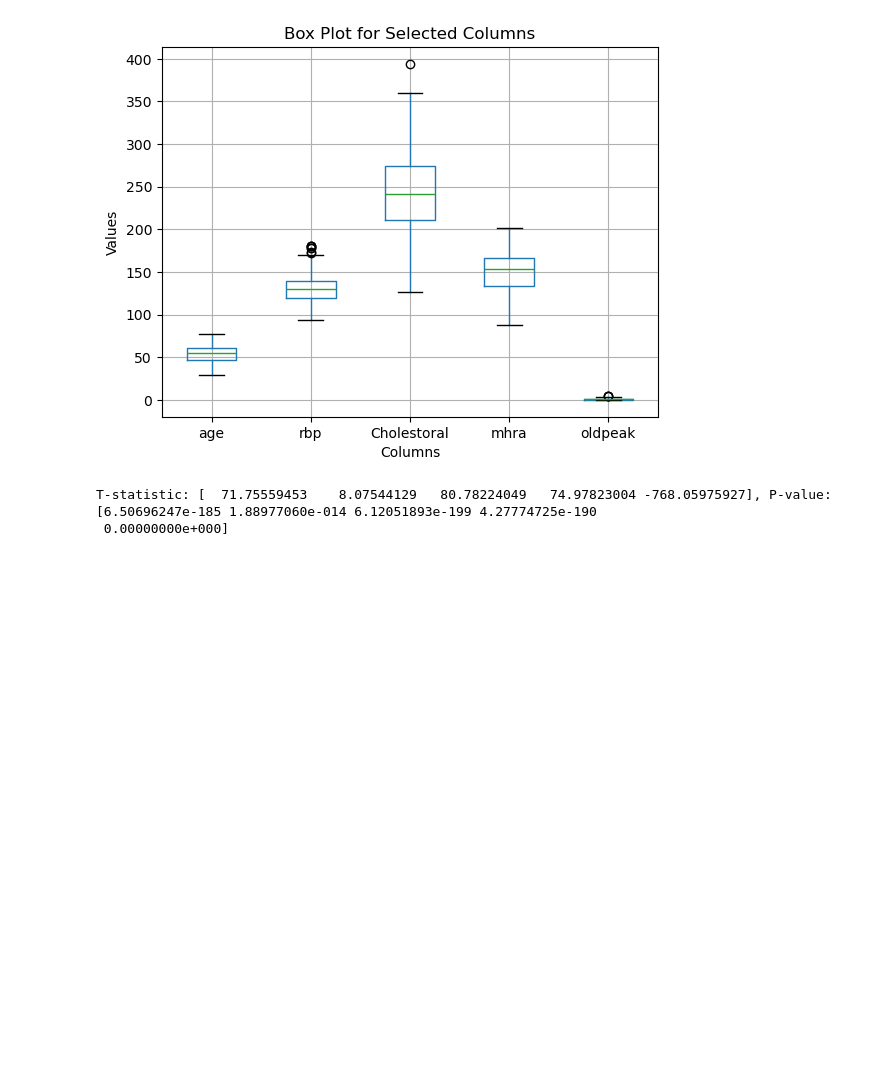
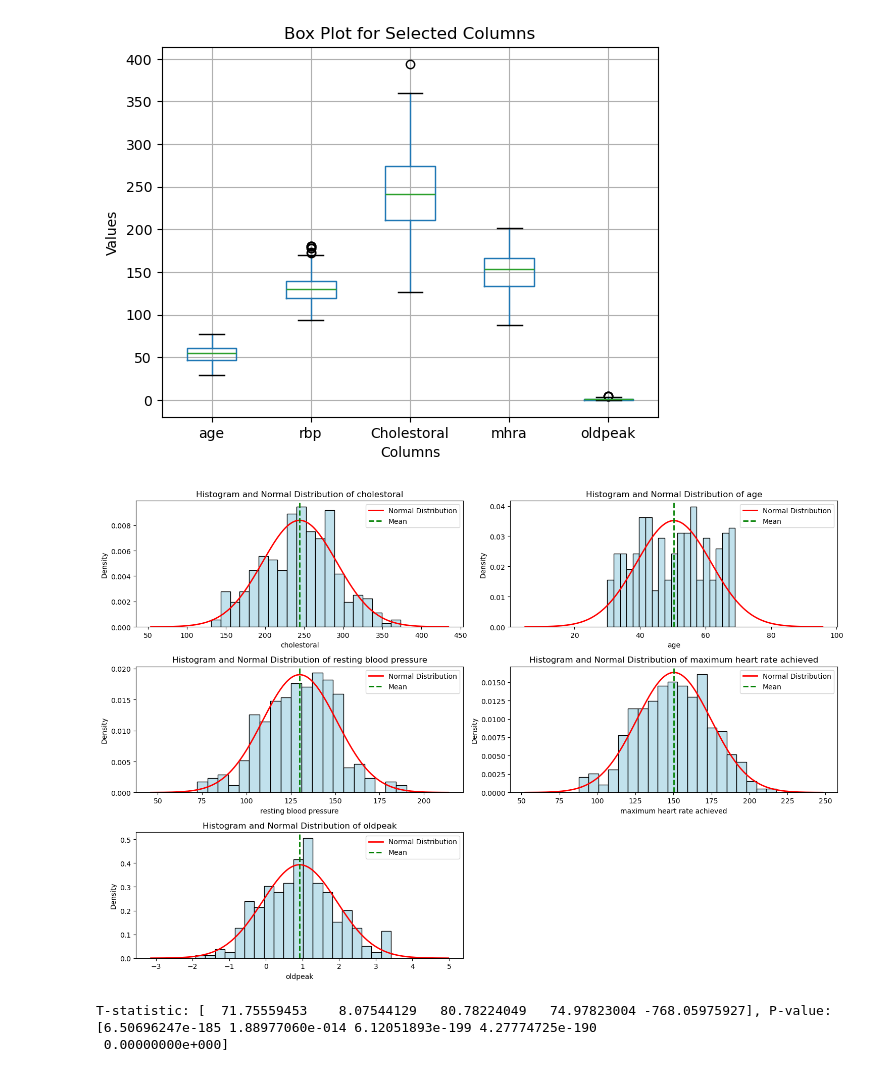
Before and after one commit to slyskenk/DtaAss1, a Jupyter notebook: heart.ipynb, the cells around one changed output. Cells and saved outputs as stored; diff of their text form; code cells hidden in the pictures; blank space fills up the shorter version.

Commit message:
Add files via upload
I did  normal distribution

```diff
--- a/heart.ipynb
+++ b/heart.ipynb
@@ -439,6 +439,60 @@ plt.ylabel('Values')
 plt.show()
 # %% [output]
 [figure]
+# %%
+# done by JOHANNES ANDREAS
+import numpy as np
+import pandas as pd
+import seaborn as sns
+import matplotlib.pyplot as plt
+from scipy import stats
+
+# Load your dataset into a DataFrame (modify the path as needed)
+# df = pd.read_csv('your_data.csv')  # Uncomment and set the correct path
+
+# Example: Create a sample DataFrame (you should replace this with your actual data)
+data = {
+    'age': np.random.randint(30, 70, 302),
+    'cholestoral': np.random.normal(240, 50, 302),
+    'resting blood pressure': np.random.normal(130, 20, 302),
+    'maximum heart rate achieved': np.random.normal(150, 25, 302),
+    'oldpeak': np.random.normal(1, 1, 302),
+}
+df = pd.DataFrame(data)
+
+# Clean the DataFrame by removing outliers
+z_scores = np.abs(stats.zscore(df.select_dtypes(include=[np.number])))
+df_cleaned = df[(z_scores < 3).all(axis=1)]
+
+# Define the columns to analyze
+columns_to_analyze = ['cholestoral', 'age', 'resting blood pressure', 'maximum heart rate achieved', 'oldpeak']
+
+# Create plots for normal distribution
+plt.figure(figsize=(15, 10))
+
+for i, column in enumerate(columns_to_analyze, 1):
+    # Calculate mean and standard deviation
+    mean = df_cleaned[column].mean()
+    std_dev = df_cleaned[column].std()
+
+    # Generate data points for the normal distribution
+    x = np.linspace(mean - 4 * std_dev, mean + 4 * std_dev, 1000)
+    y = stats.norm.pdf(x, mean, std_dev)
+
+    # Plotting
+    plt.subplot(3, 2, i)
+    sns.histplot(df_cleaned[column], bins=20, kde=False, stat='density', color='lightblue', edgecolor='black')
+    plt.plot(x, y, color='red', label='Normal Distribution', linewidth=2)
+    plt.axvline(mean, color='green', linestyle='dashed', linewidth=2, label='Mean')
+    plt.title(f'Histogram and Normal Distribution of {column}')
+    plt.xlabel(column)
+    plt.ylabel('Density')
+    plt.legend()
+
+plt.tight_layout()
+plt.show()
+# %% [output]
+[figure, added]
 # %%
 data = df_cleaned[columns_to_analyze].dropna()
 t_stat, p_value = stats.ttest_1samp(data, 50)
```
